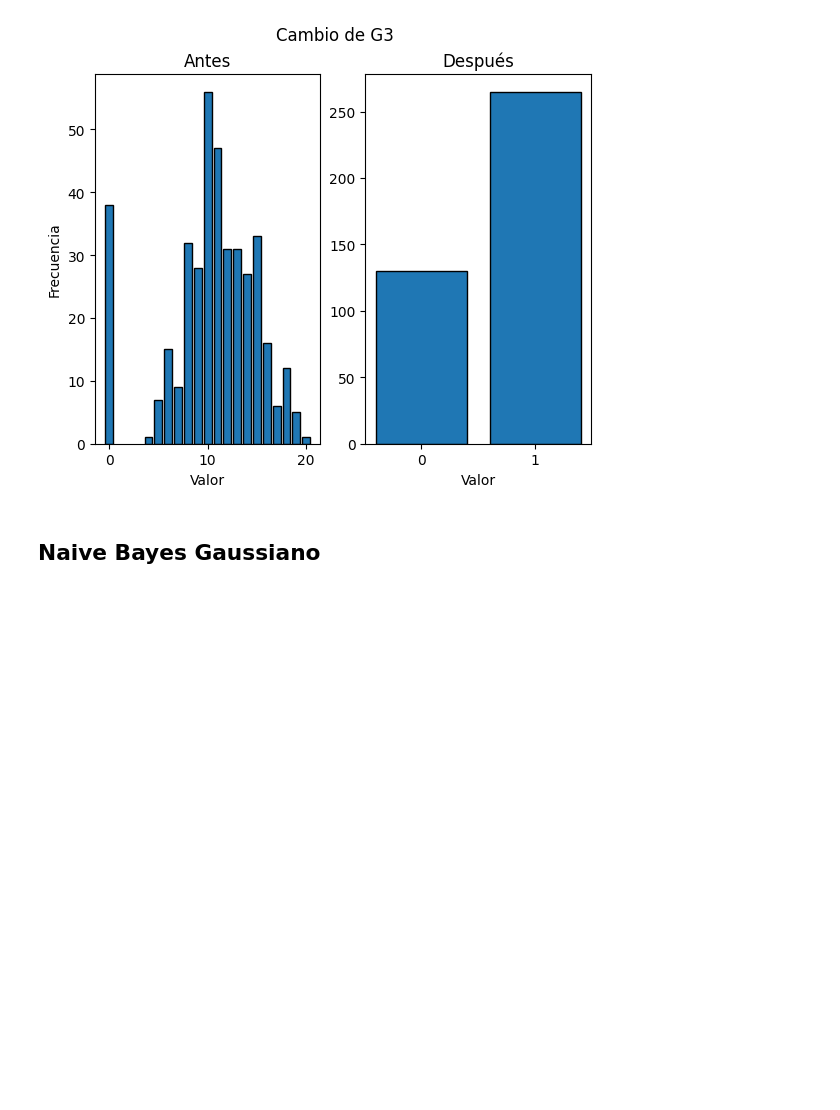
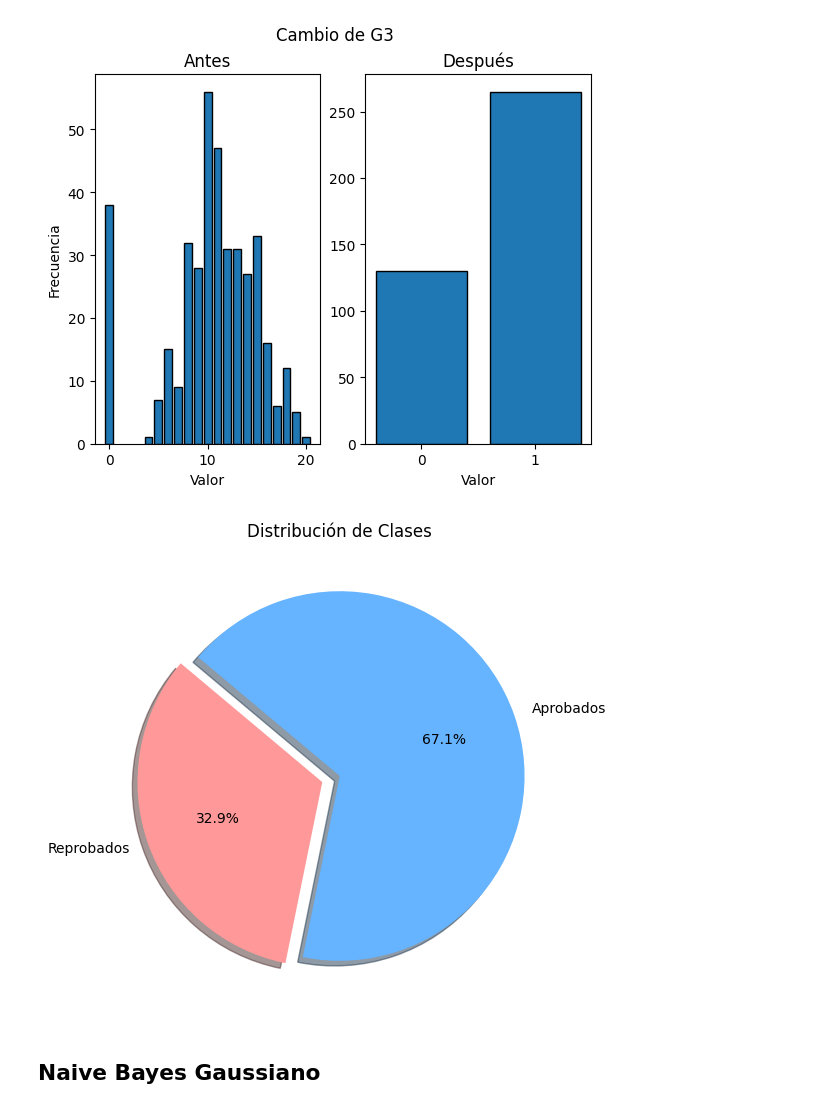
Before and after one commit to Charless96/ProyectoIa, a Jupyter notebook: proyectoFinal.ipynb, the cells around one changed output. Cells and saved outputs as stored; diff of their text form; code cells hidden in the pictures; blank space fills up the shorter version.

```diff
--- a/proyectoFinal.ipynb
+++ b/proyectoFinal.ipynb
@@ -223,6 +224,24 @@ plt.show()
 data['G3'] = G3Col
 # %% [output]
 [figure]
+# %%
+Reprobados = len(data[data['G3'] == 0])
+Aprobados = len(data[data['G3'] == 1])
+
+# Datos para el gráfico de pastel
+labels = ['Reprobados', 'Aprobados']
+sizes = [Reprobados, Aprobados]
+colors = ['#ff9999','#66b3ff']
+explode = (0.1, 0)  # explode la primera rebanada (Clase 0)
+
+# Crear el gráfico de pastel
+plt.figure(figsize=(8, 6))
+plt.pie(sizes, explode=explode, labels=labels, colors=colors, autopct='%1.1f%%',
+        shadow=True, startangle=140)
+plt.title('Distribución de Clases')
+plt.show()
+# %% [output]
+[figure, added]
 # %%
 #Separacion del dataset (80-20)
 train_data, test_data = train_test_split(data, test_size=0.2, random_state=1)
```
Also changed, not shown: parts of 4 cells of this notebook.
